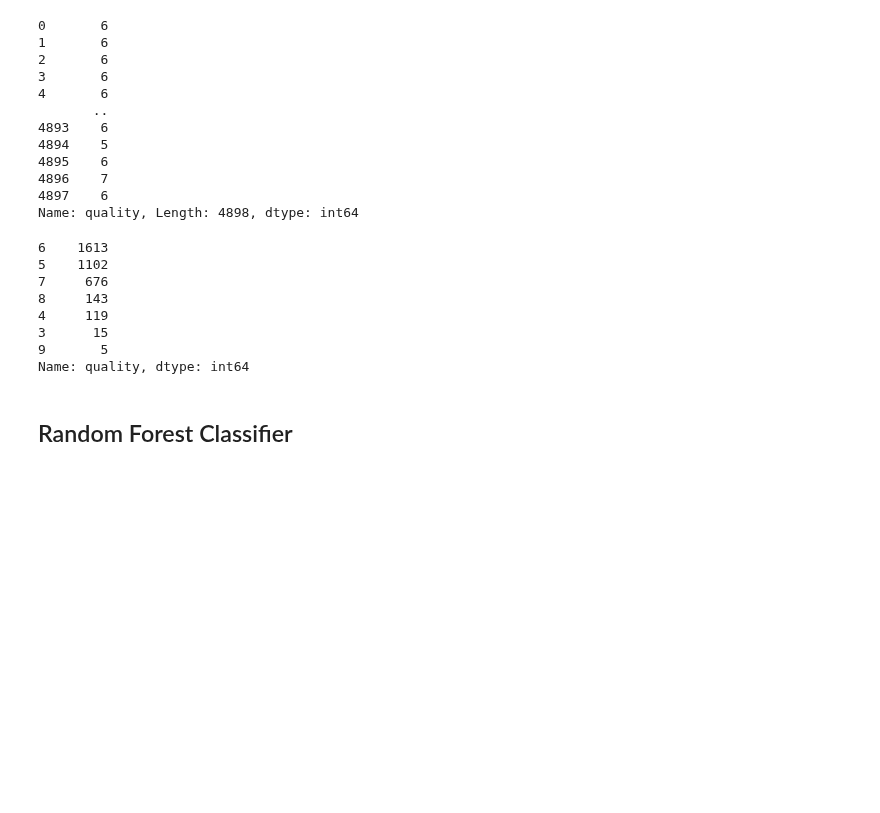
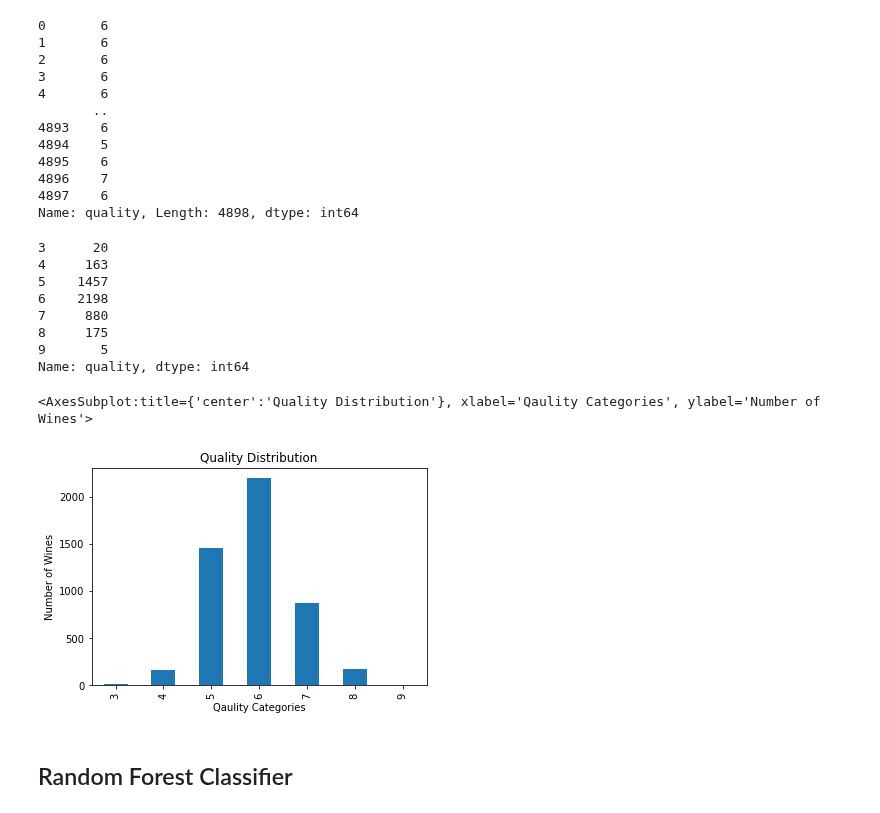
Before and after one commit to rllemos/Team_Yellow, a Jupyter notebook: Machine_Learning/white_wine_quality.ipynb, the cells around one changed output. Saved outputs shown, nothing was run; the diff lists cells and outputs as text; code cells hidden in the pictures; blank space fills up the shorter version.

```diff
--- a/Machine_Learning/white_wine_quality.ipynb
+++ b/Machine_Learning/white_wine_quality.ipynb
@@ -137,12 +135,20 @@ X_train, X_test, y_train, y_test = train_test_split(X, y, random_state=5)
 # %%
-# View y_train
-y_train.value_counts()
+# View y and put in order to graph
+sorted_y = y.value_counts().sort_index()
+sorted_y
 # %% [output]
-6    1613
-5    1102
-7     676
-8     143
-4     119
-3      15
+3      20
+4     163
+5    1457
+6    2198
+7     880
+8     175
 9       5
 Name: quality, dtype: int64
+# %%
+y_plot = sorted_y.plot(kind='bar', title='Quality Distribution',
+              xlabel='Qaulity Categories', ylabel='Number of Wines')
+y_plot
+# %% [output]
+<AxesSubplot:title={'center':'Quality Distribution'}, xlabel='Qaulity Categories', ylabel='Number of Wines'>
+[figure, added]
```
Also changed, not shown: parts of 11 cells of this notebook, 4 other files.
